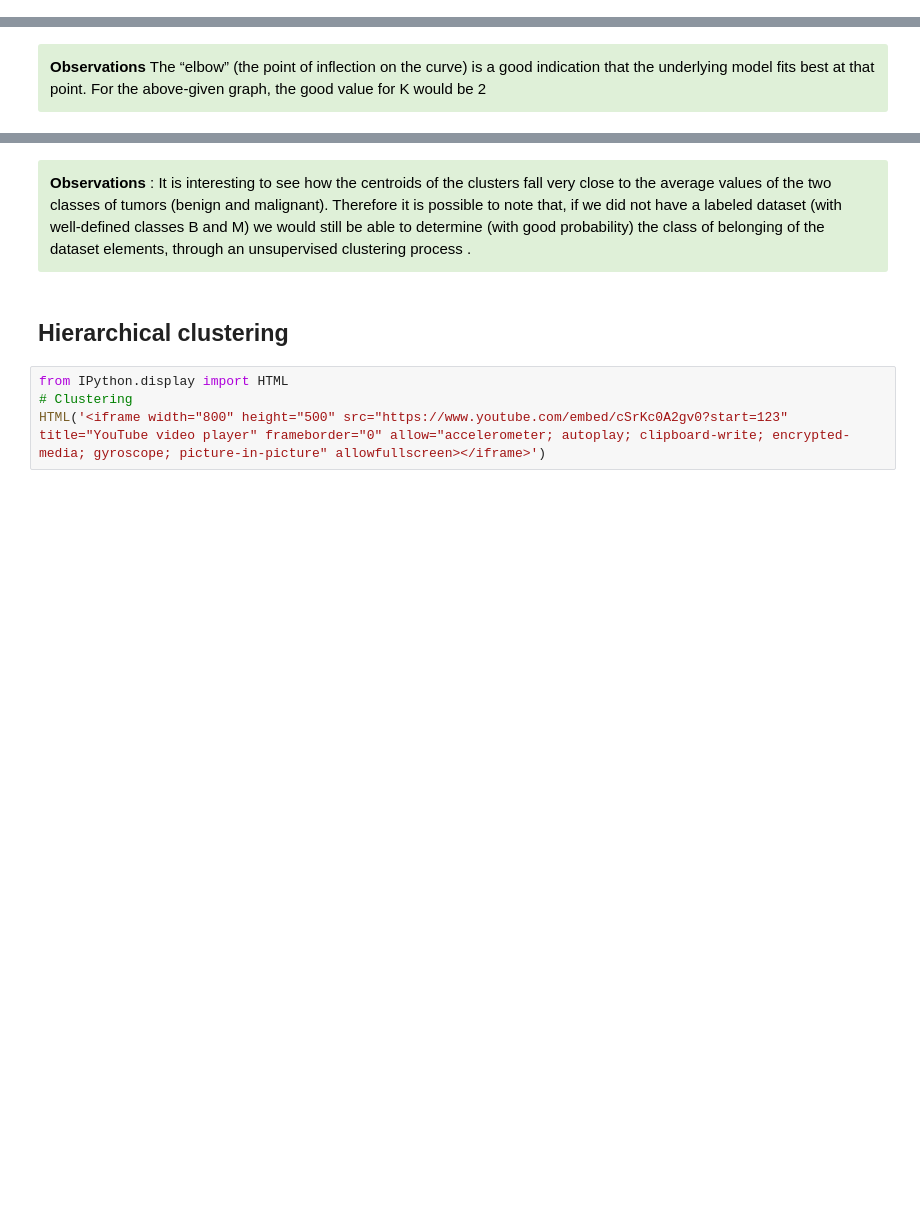
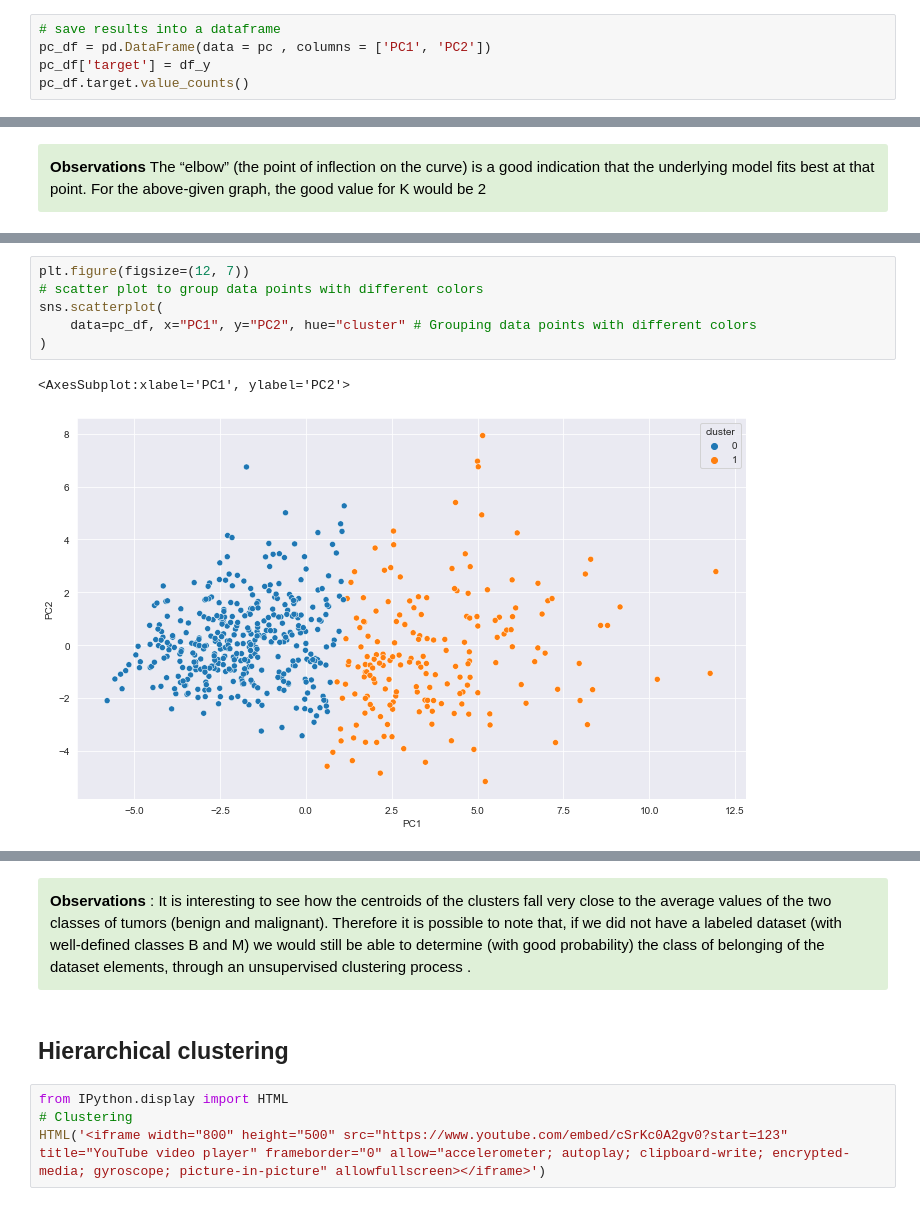
Before and after one commit to EMbeDS-education/StatsAndComputing20212022, a Jupyter notebook: PDA/jupyter/jupyterNotebooks/M2_05BreastCancer_Unsupervised.ipynb, the cells around one changed output, grey strips where cells are left out. Saved outputs shown, nothing was run; the diff lists cells and outputs as text; blank space fills up the shorter version.

```diff
--- a/PDA/jupyter/jupyterNotebooks/M2_05BreastCancer_Unsupervised.ipynb
+++ b/PDA/jupyter/jupyterNotebooks/M2_05BreastCancer_Unsupervised.ipynb
@@ -180,0 +203,5 @@ pc_df.head(3)
+# %%
+# save results into a dataframe
+pc_df = pd.DataFrame(data = pc , columns = ['PC1', 'PC2'])
+pc_df['target'] = df_y
+pc_df.target.value_counts()
@@ -345,0 +430,9 @@ pc_df['cluster'] = kmeans.labels_
+# %%
+plt.figure(figsize=(12, 7))
+# scatter plot to group data points with different colors
+sns.scatterplot(
+    data=pc_df, x="PC1", y="PC2", hue="cluster" # Grouping data points with different colors
+)
+# %% [output]
+<AxesSubplot:xlabel='PC1', ylabel='PC2'>
+[figure, added]
```
Also changed, not shown: parts of 35 cells of this notebook, 5 other files.
